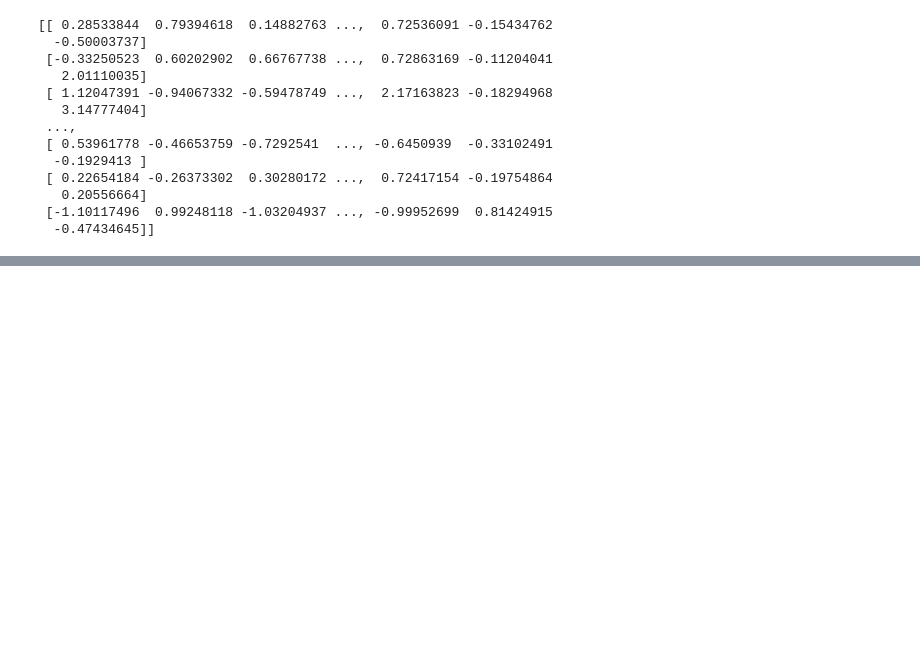
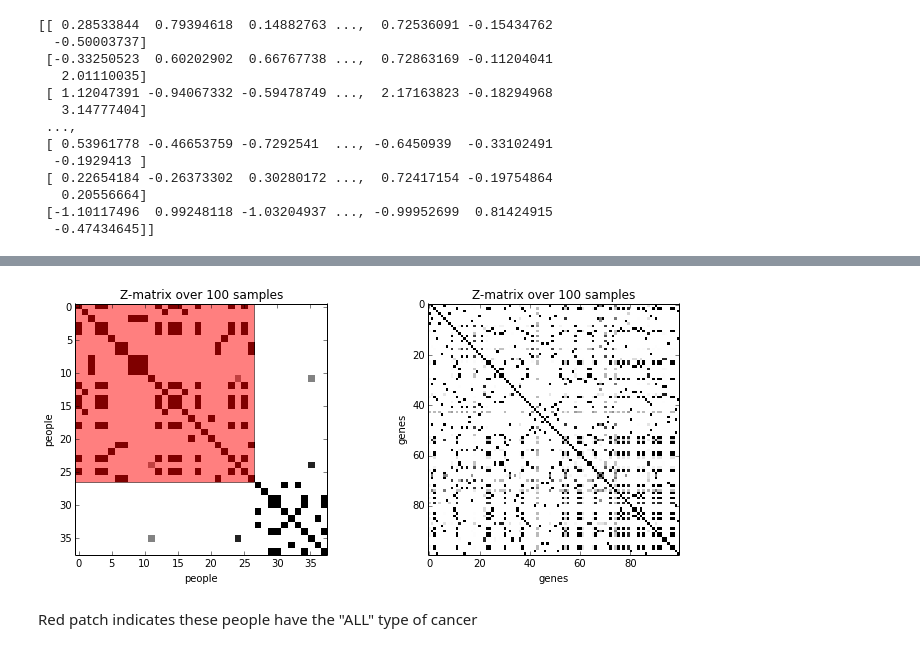
Before and after one commit to datamicroscopes/kernels, a Jupyter notebook: examples/golub-cancer.ipynb, the cells around one changed output, grey strips where cells are left out. Drawn from its saved outputs; the diff is of its cells as text; code cells hidden in the pictures; blank space fills up the shorter version.

```diff
--- a/examples/golub-cancer.ipynb
+++ b/examples/golub-cancer.ipynb
@@ -84,7 +98,46 @@ def groups(assignments):
         lst.append(idx)
         cluster_map[gid] = lst
     return tuple(sorted(map(tuple, cluster_map.values()), key=len, reverse=True))
-clusters_people = groups(model_people.assignments())
-ordering_people = list(it.chain.from_iterable(clusters_people))
-clusters_genes = groups(model_genes.assignments())
-ordering_genes = list(it.chain.from_iterable(clusters_genes))
+
+def zmatrix(assignments_samples):
+    n = len(assignments_samples[0])
+    # should make sparse matrix
+    zmat = np.zeros((n, n), dtype=np.float32)
+    for assignments in assignments_samples:
+        clusters = groups(assignments)
+        for cluster in clusters:
+            for i, j in it.product(cluster, repeat=2):
+                zmat[i, j] += 1
+    zmat /= float(len(assignments_samples))
+    return zmat
+
+zmat_people = zmatrix(assignments_people)
+zmat_genes = zmatrix(assignments_genes)
+# %%
+# indices [0, aml_start_index) are all type "ALL"
+aml_start_index = golub_utils.CANCER_TYPE.index("AML")
+
+with nbutil.figsize(10.0, 8.0) as _:
+    plt.subplot(2, 2, 1)
+    plt.imshow(zmat_people, cmap=plt.cm.binary, interpolation='nearest')
+    rect = patches.Rectangle((-1, -1),
+        width=aml_start_index+0.5,
+        height=aml_start_index+0.5,
+        alpha=0.5,
+        fc="red")
+    plt.gca().add_patch(rect)
+
+    plt.xlabel('people')
+    plt.ylabel('people')
+    plt.title('Z-matrix over {} samples'.format(len(assignments_people)))
+
+    plt.subplot(2, 2, 2)
+    plt.imshow(zmat_genes, cmap=plt.cm.binary, interpolation='nearest')
+    plt.xlabel('genes')
+    plt.ylabel('genes')
+    plt.title('Z-matrix over {} samples'.format(len(assignments_genes)))
+    plt.tight_layout()
+# %% [output]
+[figure, added]
+# %% [markdown]
+Red patch indicates these people have the "ALL" type of cancer
```
Also changed, not shown: parts of 10 cells of this notebook, 1 other file.
